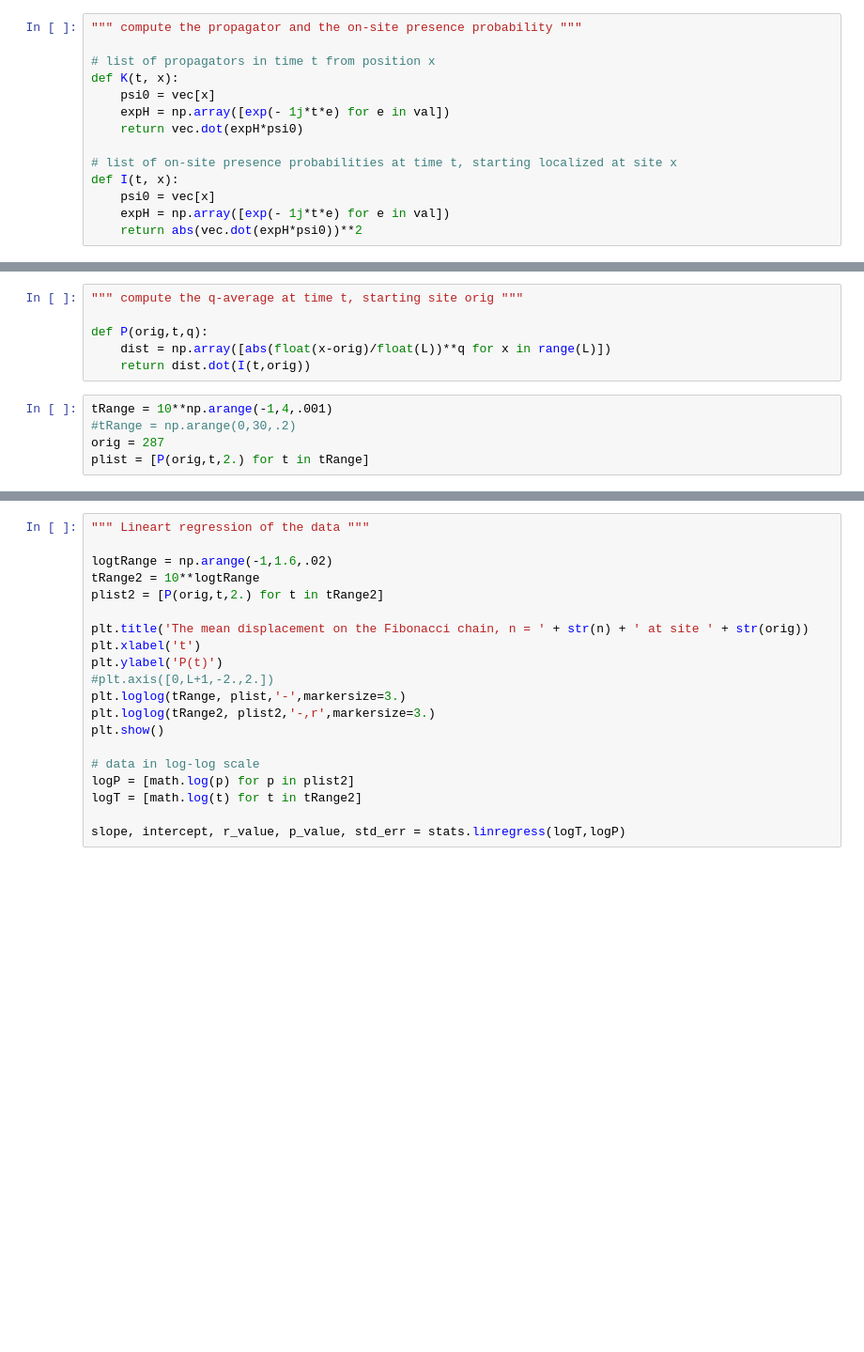
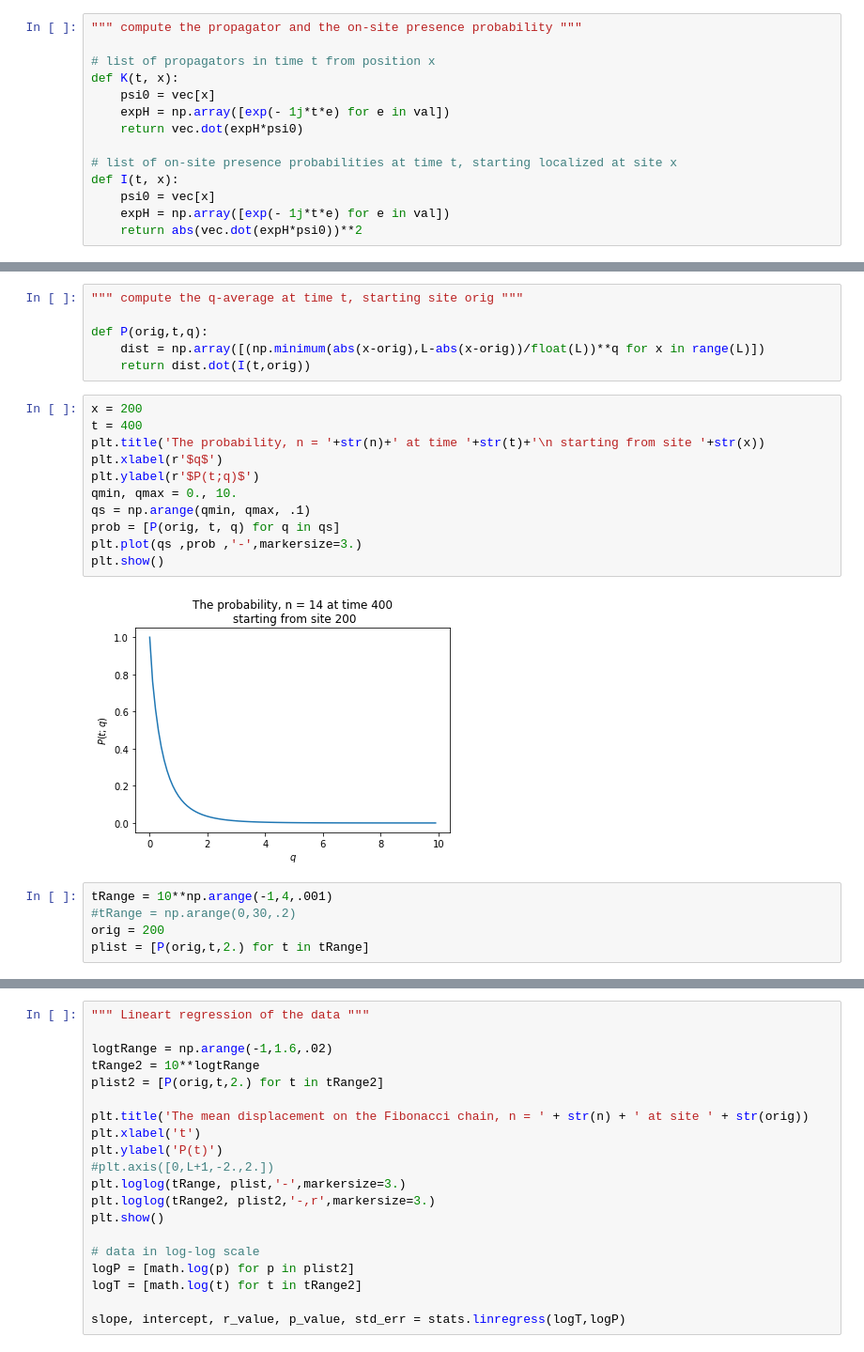
Before and after one commit to Yukee/spectrum_quasicrystals, a Jupyter notebook: Fibonacci/dynamics_wavepackets.ipynb, the cells around one changed output, grey strips where cells are left out. Shown at 94% size. Saved outputs shown, nothing was run; the diff lists cells and outputs as text; blank space fills up the shorter version.

```diff
--- a/Fibonacci/dynamics_wavepackets.ipynb
+++ b/Fibonacci/dynamics_wavepackets.ipynb
@@ -136,12 +153,25 @@ plt.show()
 """ compute the q-average at time t, starting site orig """
 
 def P(orig,t,q):
-    dist = np.array([abs(float(x-orig)/float(L))**q for x in range(L)])
+    dist = np.array([(np.minimum(abs(x-orig),L-abs(x-orig))/float(L))**q for x in range(L)])
     return dist.dot(I(t,orig))
+# %%
+x = 200
+t = 400
+plt.title('The probability, n = '+str(n)+' at time '+str(t)+'\n starting from site '+str(x))
+plt.xlabel(r'$q$')
+plt.ylabel(r'$P(t;q)$')
+qmin, qmax = 0., 10.
+qs = np.arange(qmin, qmax, .1)
+prob = [P(orig, t, q) for q in qs]
+plt.plot(qs ,prob ,'-',markersize=3.)
+plt.show()
+# %% [output]
+[figure, added]
 # %%
 tRange = 10**np.arange(-1,4,.001)
 #tRange = np.arange(0,30,.2)
-orig = 287
+orig = 200
 plist = [P(orig,t,2.) for t in tRange]
 # %%
 plt.title('The mean displacement on the Fibonacci chain, n = ' + str(n) + ' at site ' + str(orig))
```
Also changed, not shown: parts of 8 cells of this notebook, 6 other files.
